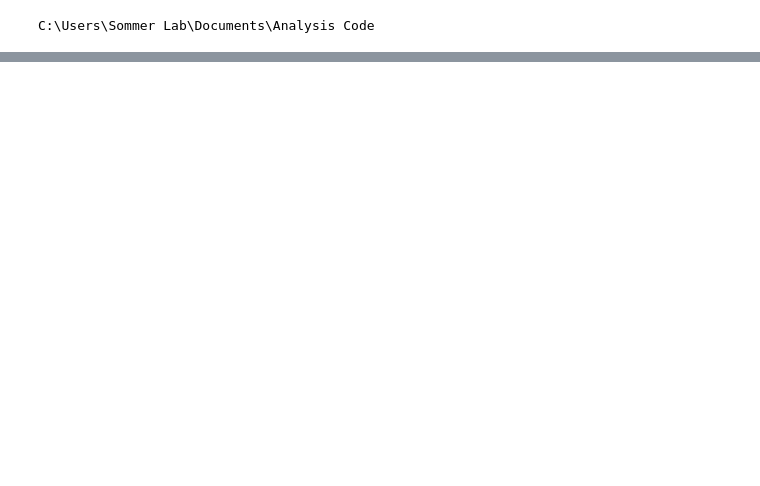
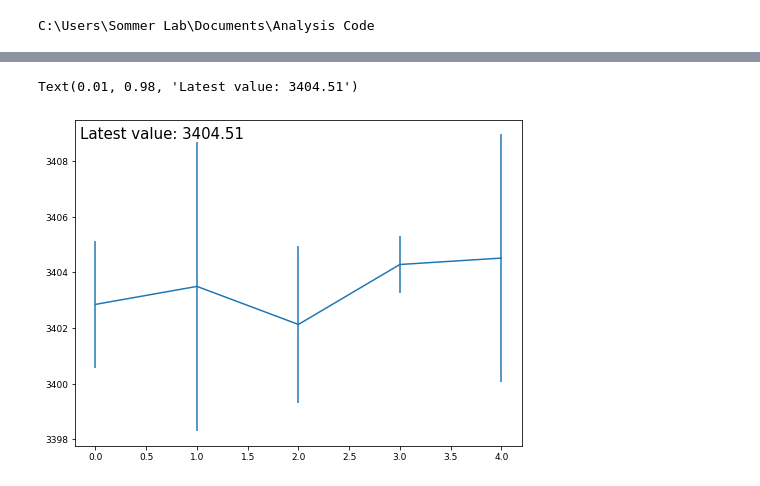
Before and after one commit to insommer/AnalysisCode, a Jupyter notebook: Applications/Evaluate ODT Align.ipynb, the cells around one changed output, grey strips where cells are left out. Saved outputs shown, nothing was run; the diff lists cells and outputs as text; code cells hidden in the pictures; blank space fills up the shorter version.

```diff
--- a/Applications/Evaluate ODT Align.ipynb
+++ b/Applications/Evaluate ODT Align.ipynb
@@ -169,14 +221,16 @@ if variableLog is not None:
+# %%
+f = r'D:\Dropbox (Lehigh University)\Sommer Lab Shared\Data\2024\03-2024\09 Mar 2024\Basler\ODT 3400 Realign'
 # %%
 # %%
 # Load the Basler pictures
-data_folder_Basler = os.path.join(dataLocation, Basler_folder)
-files = os.listdir(data_folder_Basler)
+# data_folder_Basler = os.path.join(dataLocation, Basler_folder)
+files = os.listdir(f)
 files.sort()
 fileNo = len(files)
 
 imgs_Basler = []
-for file in files:
-    path = os.path.join(data_folder_Basler, file)
+for file in files[examFrom:examUntil]:
+    path = os.path.join(f, file)
     imgs_Basler.append( plt.imread(path)[...,0] )
 imgs_Basler = np.array(imgs_Basler)
 
@@ -189,10 +243,8 @@ for ii in imgs_oneD:
 
 # Extract the position of the light and conbime it with the data from Zyla
 center_Basler = [ii[1] for ii in popt_Basler]
-dfjoin = results[['ODT_Misalign', 'Ycenter', 'Ywidth', 'YatomNumber']].copy()
-dfjoin['center_Basler'] = center_Basler
 
-if task == 'ODT Align':
-    ImageAnalysisCode.odtAlign(dfjoin, *expectedValues)
-elif task == 'ODT Misalign':
-    ImageAnalysisCode.odtMisalign(dfjoin)
+
+df = pd.DataFrame({'center_Basler': center_Basler})
+dfMean = df.groupby(df.index//3).mean()
+dfStd = df.groupby(df.index//3).std()
@@ -249,0 +251,7 @@ if intermediatePlot:
+# %%
+fig, ax = plt.subplots(1,1,figsize=[8,6])
+ax.errorbar(dfMean.index, dfMean.center_Basler, dfStd.center_Basler*5, )
+ax.text(0.01, 0.98, 'Latest value: {:.2f}'.format(dfMean.center_Basler.iloc[-1]), fontsize=15, va='top', transform=ax.transAxes)
+# %% [output]
+Text(0.01, 0.98, 'Latest value: 3404.51')
+[figure, added]
```
Also changed, not shown: parts of 9 cells of this notebook, 4 other files.
